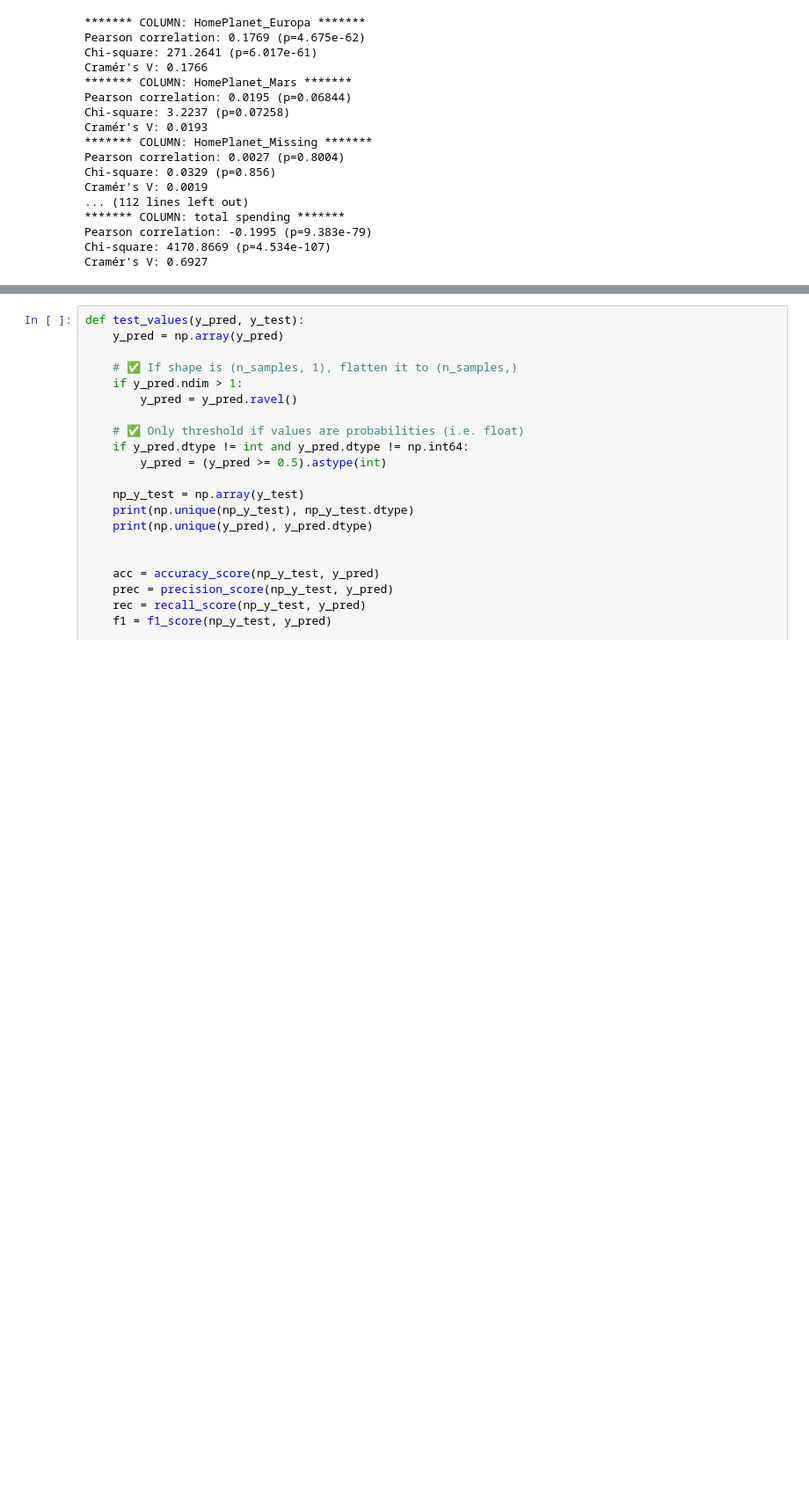
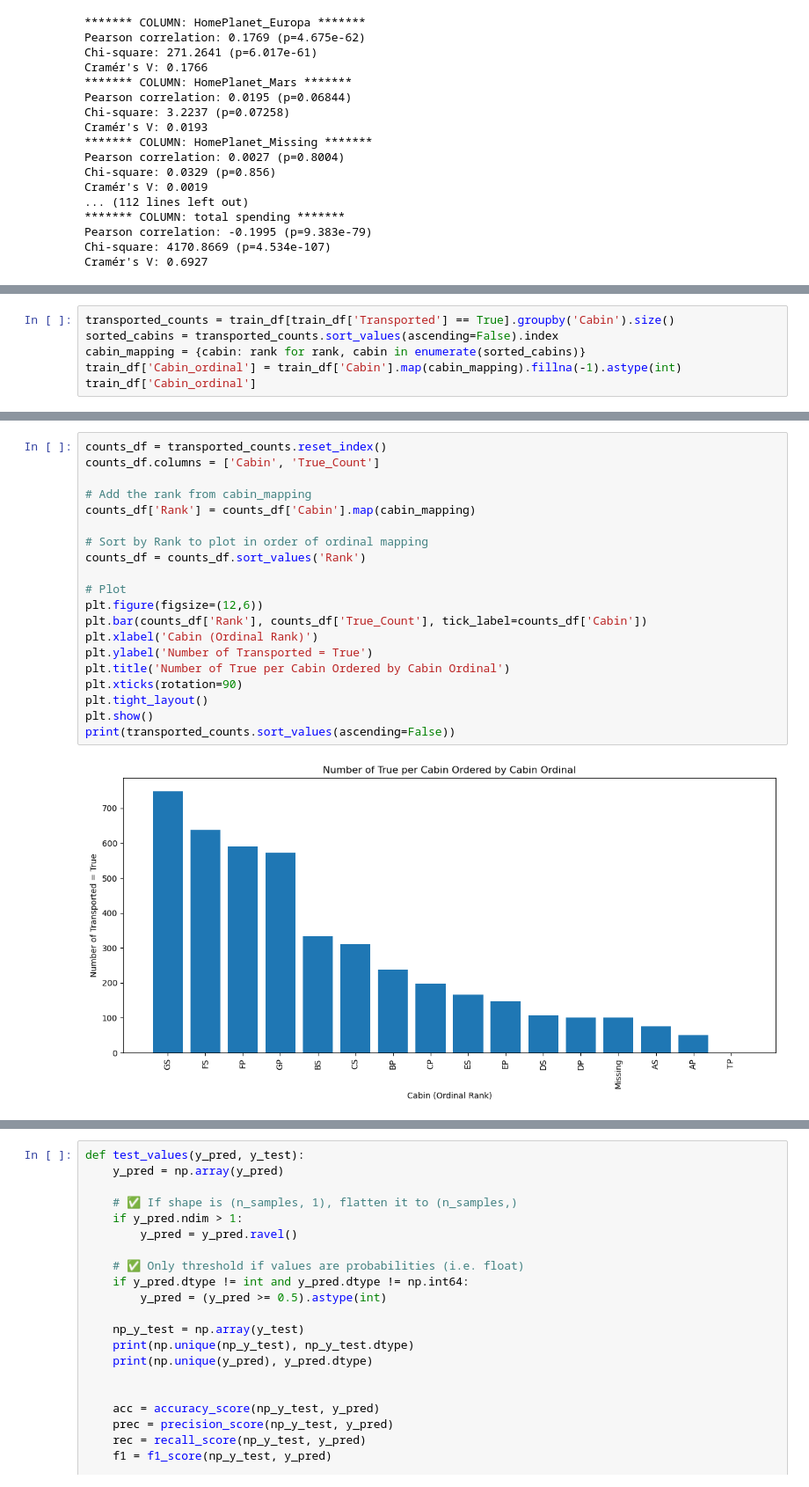
Before and after one commit to GeordieJones/kaggel_spaceship-titanic, a Jupyter notebook: third_model.ipynb, the cells around one changed output, grey strips where cells are left out. Shown at 88% size. Cells and saved outputs as stored; diff of their text form; blank space fills up the shorter version.

Commit message:
testing with different cabin models

```diff
--- a/third_model.ipynb
+++ b/third_model.ipynb
@@ -434,0 +493,6 @@ Cramér's V: 0.6927
+# %%
+transported_counts = train_df[train_df['Transported'] == True].groupby('Cabin').size()
+sorted_cabins = transported_counts.sort_values(ascending=False).index
+cabin_mapping = {cabin: rank for rank, cabin in enumerate(sorted_cabins)}
+train_df['Cabin_ordinal'] = train_df['Cabin'].map(cabin_mapping).fillna(-1).astype(int)
+train_df['Cabin_ordinal']
@@ -434,0 +512,22 @@ Cramér's V: 0.6927
+# %%
+counts_df = transported_counts.reset_index()
+counts_df.columns = ['Cabin', 'True_Count']
+
+# Add the rank from cabin_mapping
+counts_df['Rank'] = counts_df['Cabin'].map(cabin_mapping)
+
+# Sort by Rank to plot in order of ordinal mapping
+counts_df = counts_df.sort_values('Rank')
+
+# Plot
+plt.figure(figsize=(12,6))
+plt.bar(counts_df['Rank'], counts_df['True_Count'], tick_label=counts_df['Cabin'])
+plt.xlabel('Cabin (Ordinal Rank)')
+plt.ylabel('Number of Transported = True')
+plt.title('Number of True per Cabin Ordered by Cabin Ordinal')
+plt.xticks(rotation=90)
+plt.tight_layout()
+plt.show()
+print(transported_counts.sort_values(ascending=False))
+# %% [output]
+[figure, added]
```
Also changed, not shown: parts of 7 cells of this notebook.
